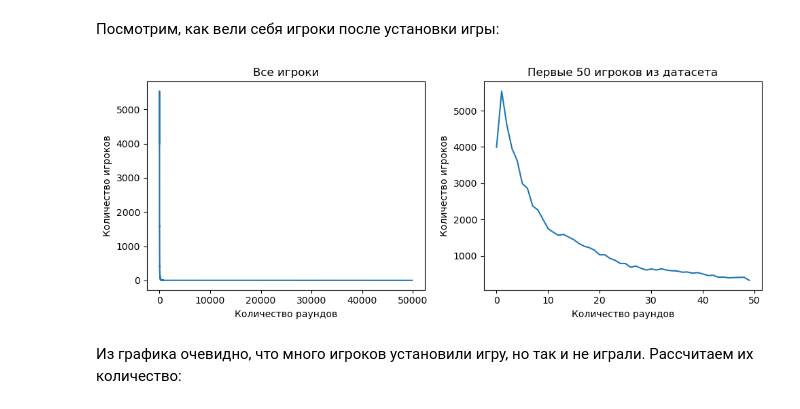
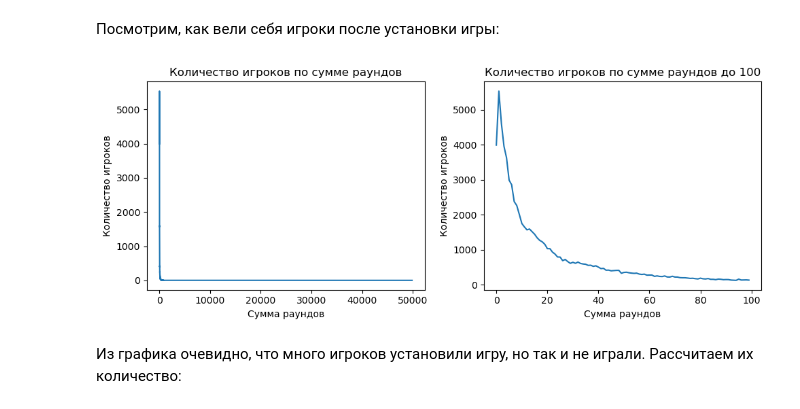
Before and after one commit to ElenaAgapitova/AB_split_testing, a Jupyter notebook: AB_test Cookie Cats/Cookie_Cats_AB_test.ipynb, the cells around one changed output. Drawn from its saved outputs; the diff is of its cells as text; code cells hidden in the pictures.

```diff
--- a/AB_test Cookie Cats/Cookie_Cats_AB_test.ipynb
+++ b/AB_test Cookie Cats/Cookie_Cats_AB_test.ipynb
@@ -79,22 +79,22 @@ df.groupby(['version'])[['userid']].nunique()
 # %%
 behavior_users = df.groupby(['sum_gamerounds'])['userid'].count()
 
 fig, (ax_plot, ay_plot) = plt.subplots(1, 2, figsize=(10, 4))
 
-ax_plot.set_title('Все раунды')
+ax_plot.set_title('Количество игроков по сумме раундов')
 behavior_users.plot(ax=ax_plot)
-ax_plot.set_xlabel('Количество раундов')
+ax_plot.set_xlabel('Сумма раундов')
 ax_plot.set_ylabel('Количество игроков')
 
-ay_plot.set_title('Первые 50 раундов из датасета')
-behavior_users.head(50).plot(ax=ay_plot)
-ay_plot.set_xlabel('Количество раундов')
+ay_plot.set_title('Количество игроков по сумме раундов до 100')
+behavior_users.head(100).plot(ax=ay_plot)
+ay_plot.set_xlabel('Сумма раундов')
 ay_plot.set_ylabel('Количество игроков')
 
 plt.tight_layout()
 plt.show();
 # %% [output]
-[figure, old version]
+[figure, new version]
 # %% [markdown]
 Из графика очевидно, что много игроков установили игру, но так и не играли. Рассчитаем их количество:
 # %%
```
Also changed, not shown: parts of 5 cells of this notebook.
